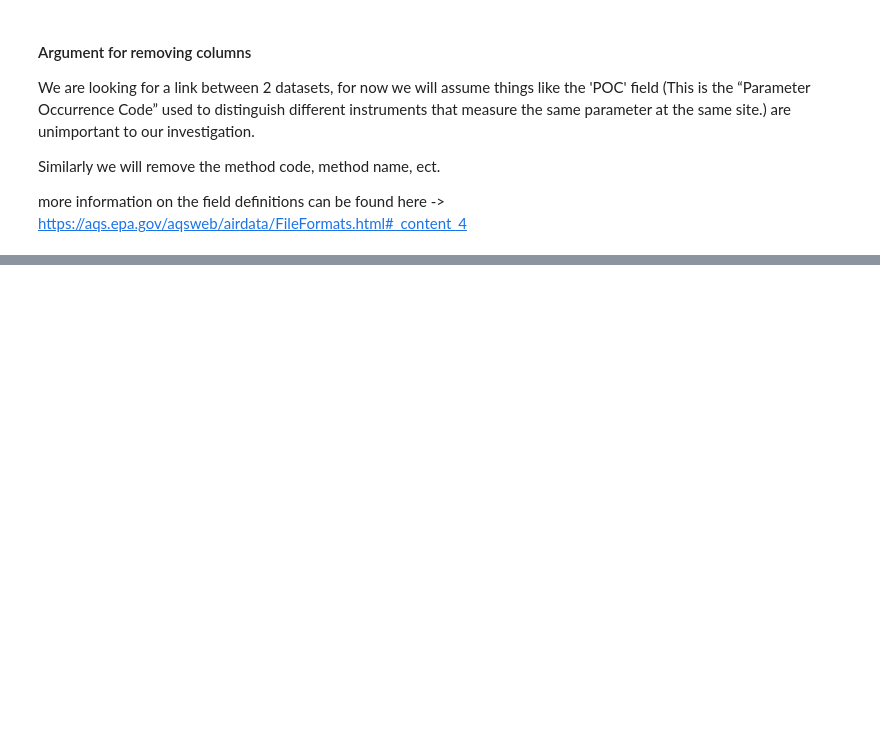
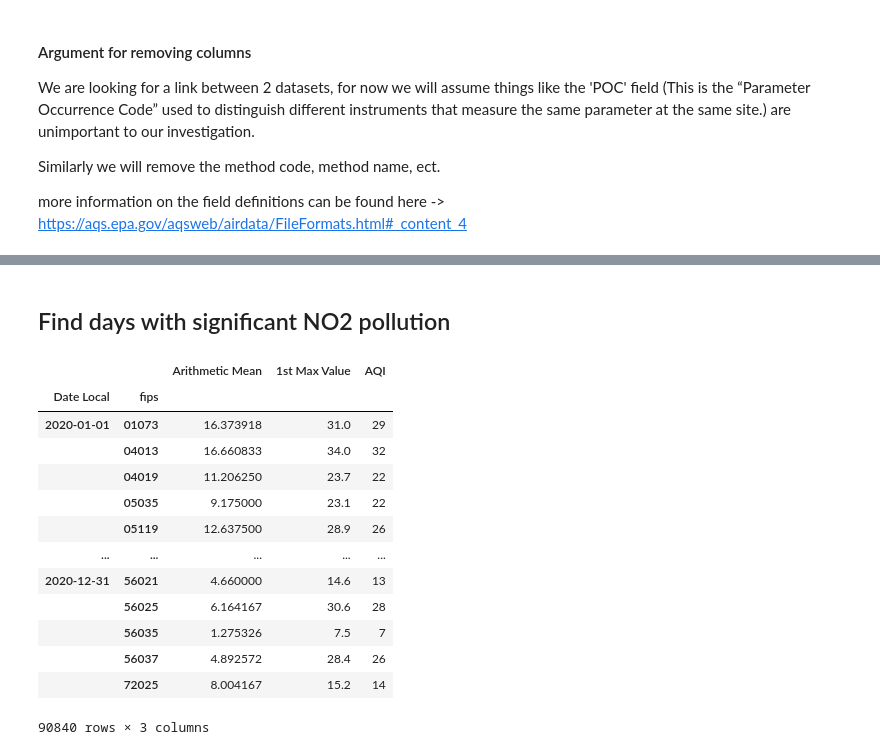
Before and after one commit to richstrouss/capstone, a Jupyter notebook: avk_data_investigation.ipynb, the cells around one changed output, grey strips where cells are left out. Cells and saved outputs as stored; diff of their text form; code cells hidden in the pictures; blank space fills up the shorter version.

Commit message:
updated notebook for pollution processing

```diff
--- a/avk_data_investigation.ipynb
+++ b/avk_data_investigation.ipynb
@@ -384,0 +179,6 @@ len(all_no2_fips)
+# %%
+
+squashed_no2 = avg_county_pollution(slim_no2)
+# squashed_no2['Arithmetic Mean'].idxmax()
+# squashed_no2.to_pickle(air_data_dir.joinpath("no2","daily_2020_multi_index.pkl"))
+squashed_no2.head()
@@ -384,0 +193,19 @@ len(all_no2_fips)
+# %% [markdown]
+## Find days with significant NO2 pollution
+# %%
+display(squashed_no2)
+# %% [output]
+|  |  | Arithmetic Mean | 1st Max Value | AQI |
+| Date Local | fips |  |  |  |
+| 2020-01-01 | 01073 | 16.373918 | 31.0 | 29 |
+|  | 04013 | 16.660833 | 34.0 | 32 |
+|  | 04019 | 11.206250 | 23.7 | 22 |
+|  | 05035 | 9.175000 | 23.1 | 22 |
+|  | 05119 | 12.637500 | 28.9 | 26 |
+| ... | ... | ... | ... | ... |
+| 2020-12-31 | 56021 | 4.660000 | 14.6 | 13 |
+|  | 56025 | 6.164167 | 30.6 | 28 |
+|  | 56035 | 1.275326 | 7.5 | 7 |
+|  | 56037 | 4.892572 | 28.4 | 26 |
+|  | 72025 | 8.004167 | 15.2 | 14 |
+90840 rows × 3 columns
```
Also changed, not shown: parts of 72 cells of this notebook.
